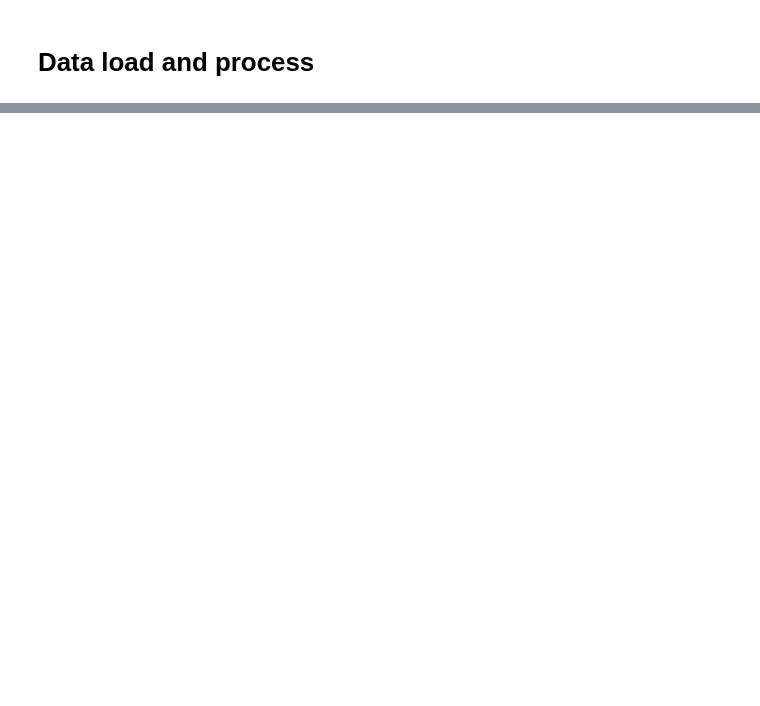
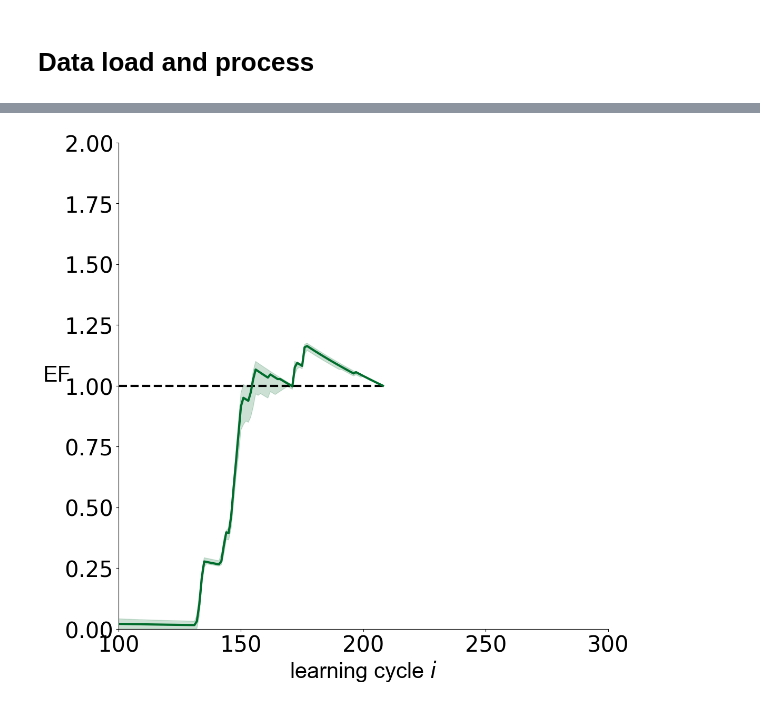
Before and after one commit to hududed/bayesian-materials-science-benchmarking, a Jupyter notebook: bayesian_materials_science_benchmarking/perf_viz.ipynb, the cells around one changed output, grey strips where cells are left out. Cells and saved outputs as stored; diff of their text form; code cells hidden in the pictures; blank space fills up the shorter version.

```diff
--- a/bayesian_materials_science_benchmarking/perf_viz.ipynb
+++ b/bayesian_materials_science_benchmarking/perf_viz.ipynb
@@ -32,0 +58,4 @@ unique_ds.head()
+# %%
+plot_EF(n_dataset, n_top, TopPercent_GP_Matern52_LCB2)
+# %% [output]
+[figure, added]
```
Also changed, not shown: parts of 5 cells of this notebook, 2 other files.
